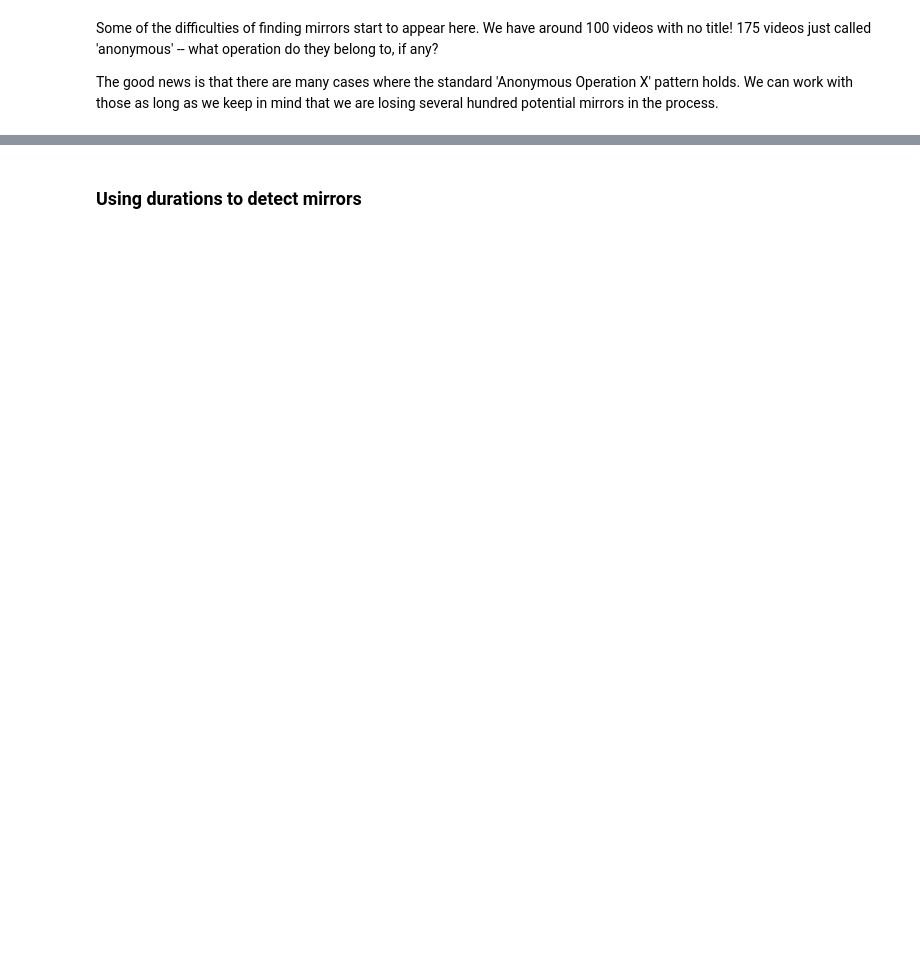
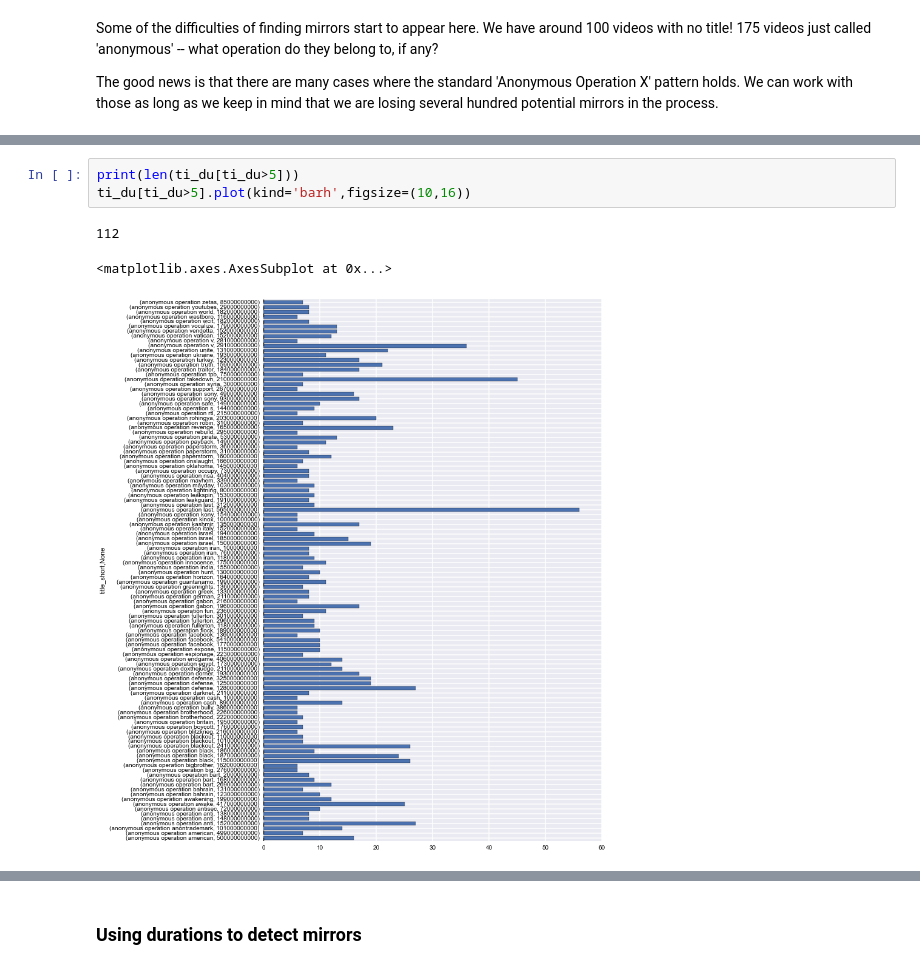
Before and after one commit to rian39/mirroring, a Jupyter notebook: Operations_data.ipynb, the cells around one changed output, grey strips where cells are left out. Cells and saved outputs as stored; diff of their text form; blank space fills up the shorter version.

```diff
--- a/Operations_data.ipynb
+++ b/Operations_data.ipynb
@@ -230,0 +229,7 @@ ops_pure.shape
+# %%
+print(len(ti_du[ti_du>5]))
+ti_du[ti_du>5].plot(kind='barh',figsize=(10,16))
+# %% [output]
+112
+<matplotlib.axes.AxesSubplot at 0x...>
+[figure, added]
```
Also changed, not shown: parts of 17 cells of this notebook, 8 other files.
